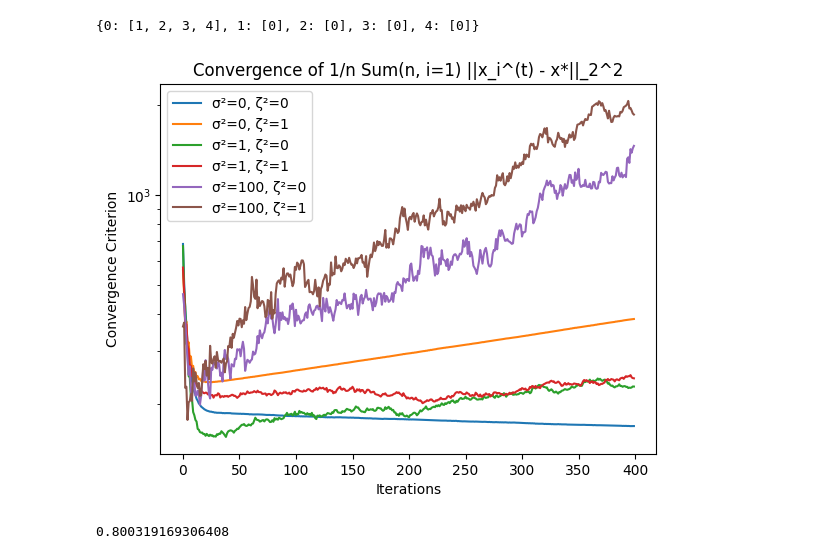
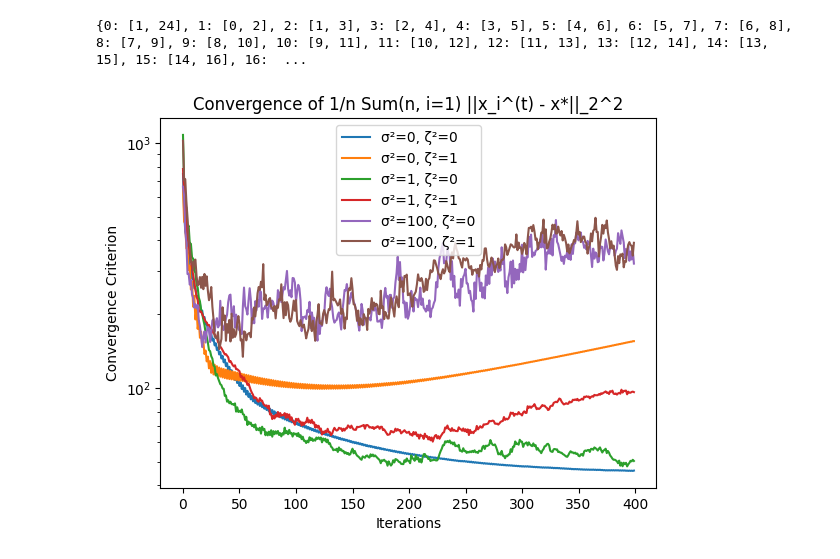
Before and after one commit to balian729/optimization_decentralized_sgd, a Jupyter notebook: Decentralized_SGD/DSGD.ipynb, the cells around one changed output. Saved outputs shown, nothing was run; the diff lists cells and outputs as text; code cells hidden in the pictures.

```diff
--- a/Decentralized_SGD/DSGD.ipynb
+++ b/Decentralized_SGD/DSGD.ipynb
@@ -25,14 +25,11 @@ import numpy as np
 import matplotlib.pyplot as plt
 import math
 
-# Define the network topology
-# For simplicity, let's assume a ring topology with 25 nodes
-# Define the ring topology
-num_nodes_ = 5
-b_ = 10
+num_nodes_ = 25
+b_ = 50
 D_i_ = np.random.normal(0, 1, 1000)
 
-
+# Define the network topology
 def readFile(fileName):
     network_topology = {}
 
@@ -59,9 +56,8 @@ def readFile(fileName):
     return sorted_network_topology
 
 
-network_topology_ = readFile('Topologies/Ring5.txt')
-network_topology_star_ = readFile('Topologies/Star5.txt')
-print(network_topology_star_)
+network_topology_ = readFile('Topologies/Ring25.txt')
+print(network_topology_)
 
 
 def divide_into_batches(X_train, y_train, batch_size):
@@ -92,7 +88,6 @@ def compute_f(lambda_, w, b, s):
 # Define a function to compute local gradients
 def compute_local_gradients(X_, y_, xi, w, lambda_):
     # Compute gradients using a random subset of the training data
-    # For simplicity, let's assume a simple gradient computation
     b = len(X_)
     numerator = -y_[xi][:, None] * X_[xi]
     tmp = y_[xi] * np.dot(X_[xi], w)
@@ -113,7 +108,7 @@ def prepare(b, x_0):
     L, b, s, lambda_ = calc_L(b)
 
     X, y = divide_into_batches(X_train, y_train, b)
-    g_0 = [np.linalg.norm(compute_local_gradients(X, y, i, x_0, lambda_), ord=2) for i in range(num_nodes)]
+    g_0 = [np.linalg.norm(compute_local_gradients(X, y, i, x_0, lambda_), ord=2) for i in range(num_nodes_)]
     eta = 10**(-2)
     def error(w, j):
         return np.mean(np.linalg.norm((w[j] - g_0[j]), ord=2)**2)
@@ -126,7 +121,10 @@ L_, b_, s_, X_, y_, g_0_, eta_, lambda__, error_ = prepare(b_, x_0_)
 # Define a function for communication
 def exchange_information(num_nodes, new_model_parameters, model_parameters, network_topology):
     # Exchange information with neighboring nodes in the network
+
     for node_id in range(num_nodes):
+        if node_id not in network_topology:
+            continue
         neighbors = network_topology[node_id]
         sum_ = 0
         for neighbor in neighbors:
@@ -177,37 +175,32 @@ sigma_values_ = [0, 1, 2]
 zeta_values_ = [0, 1]
 convergence_data_ = []
 
 
 for sigma in sigma_values_:
     for zeta in zeta_values_:
         model_parameters_ = [np.random.randn(X_train.shape[1])
                             for _ in range(num_nodes_)]
         convergence_data_.append(run_experiment(num_nodes_, X_, y_,
                     model_parameters_, eta_, lambda__, network_topology_, sigma=sigma, zeta=zeta))
 
 
 experiments_.append((sigma_values_, zeta_values_, convergence_data_))
 
 # Plot the convergence data for each experiment
 plt.figure(1)
 plt.title('Convergence of 1/n Sum(n, i=1) ||x_i^(t) - x*||_2^2')
 i = 0
 for sigma in sigma_values_:
     for zeta in zeta_values_:
 
         sigma_ = 100 if sigma==2 else sigma
         plt.plot(convergence_data_[i], label=f'σ²={sigma_}, ζ²={zeta}')
         i+=1
 plt.yscale('log')
 plt.xlabel('Iterations')
 plt.ylabel('Convergence Criterion')
 plt.legend()
 plt.show()
 # %% [output]
-{0: [1, 2, 3, 4], 1: [0], 2: [0], 3: [0], 4: [0]}
+{0: [1, 24], 1: [0, 2], 2: [1, 3], 3: [2, 4], 4: [3, 5], 5: [4, 6], 6: [5, 7], 7: [6, 8], 8: [7, 9], 9: [8, 10], 10: [9, 11], 11: [10, 12], 12: [11, 13], 13: [12, 14], 14: [13, 15], 15: [14, 16], 16:  ...
-[figure, old version]
+[figure, new version]
-# %%
-a = np.random.normal(0, 1)
-a
-# %% [output]
-0.800319169306408
```
Also changed, not shown: parts of 1 cell of this notebook.
